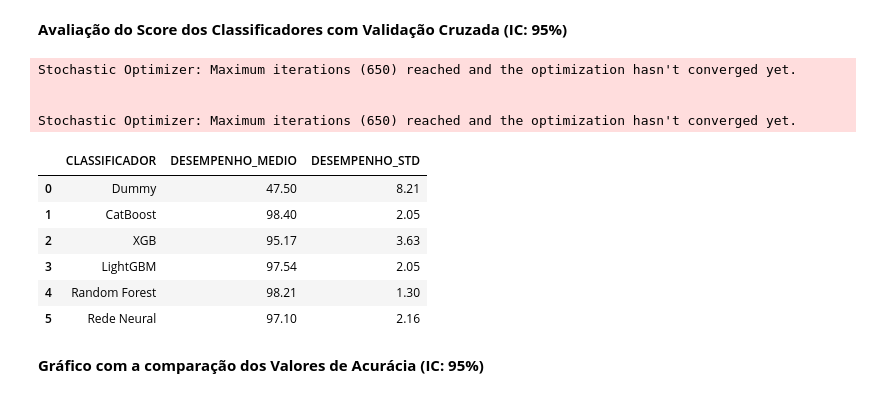
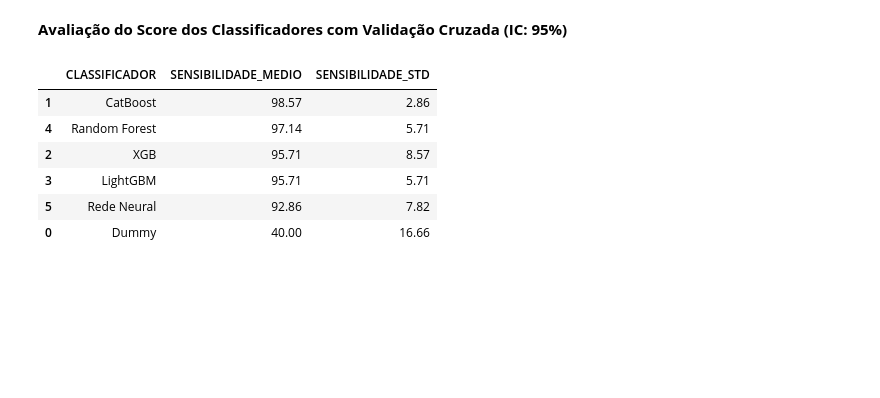
Before and after one commit to inf032/introducaoML, a Jupyter notebook: Farm03.Metricas.ipynb, the cells around one changed output. Cells and saved outputs as stored; diff of their text form; code cells hidden in the pictures; blank space fills up the shorter version.

```diff
--- a/Farm03.Metricas.ipynb
+++ b/Farm03.Metricas.ipynb
@@ -198,7 +198,7 @@ classificadores = [DummyClassifier(strategy='stratified'),
                    CatBoostClassifier(verbose=0), XGBClassifier(verbosity=0),
                    LGBMClassifier(),
                    RandomForestClassifier(),
-                   MLPClassifier(max_iter=650)]
+                   MLPClassifier(max_iter=1000)]
 # %% [markdown]
 **Função para Cálculo de Métricas**
 # %%
@@ -352,8 +352,7 @@ le = LabelEncoder()
 le.fit(y_train)
 
 classificador = KNeighborsClassifier()
-new_model = Pipeline(steps=[('step_one', col_transformer), ('ss',  StandardScaler()),
-                            ('imputer', ImputerWithMissingMark()),
+new_model = Pipeline(steps=[('transformer', transformer),
                             ('classificador', classificador)]).fit(X_train,  le.transform(y_train))
 
 rocauc = ROCAUC(new_model, pos_label=0, classes=["MEDA", "MEDB"])
@@ -369,6 +368,9 @@ rocauc.show()
 # %%
 import matplotlib.pyplot as plt
 import plotly.graph_objects as go
+
+METRICA = 'recall'
+DESC_METRICA = 'SENSIBILIDADE'
 
 def print_metrica(dfResultados, metrica) :
   fig = go.Figure()
@@ -385,7 +387,7 @@ def print_metrica(dfResultados, metrica) :
   )
   fig.show()
 
-print_metrica(dfResultados, 'F1')
+print_metrica(dfResultados, DESC_METRICA)
 # %% [output]
 [interactive output not drawn]
 # %% [markdown]
@@ -393,29 +395,22 @@ print_metrica(dfResultados, 'F1')
 # %%
 from sklearn.model_selection import cross_validate
 
 
 resultados_cv = []
 
 for nome, model in zip(nomes, classificadores) :
-    modelo = Pipeline(steps=[('step_one', col_transformer), ('ss',  StandardScaler()),
-                           ('imputer', ImputerWithMissingMark()), ('classificador', model)])
-    resultado_cv = cross_validate(modelo, X_train, y_train, cv=5,scoring='roc_auc')
+    modelo = Pipeline(steps=[('transformer', transformer), ('classificador', model)])
+    resultado_cv = cross_validate(modelo, X_train, le.transform(y_train), cv=5,scoring=METRICA)
     resultados_cv.append([nome, np.round(resultado_cv['test_score'].mean()*100,2), np.round(resultado_cv['test_score'].std()*100,2)])
 
-dfResultados_cv = pd.DataFrame(resultados_cv, columns = ['CLASSIFICADOR', 'DESEMPENHO_MEDIO', 'DESEMPENHO_STD'])
+dfResultados_cv = pd.DataFrame(resultados_cv, columns = ['CLASSIFICADOR', f'{DESC_METRICA}_MEDIO', f'{DESC_METRICA}_STD'])
 
-dfResultados_cv
+dfResultados_cv.sort_values(by=[f'{DESC_METRICA}_MEDIO', f'{DESC_METRICA}_STD'], ascending=[False, False])
 # %% [output]
-Stochastic Optimizer: Maximum iterations (650) reached and the optimization hasn't converged yet.
-
-
-Stochastic Optimizer: Maximum iterations (650) reached and the optimization hasn't converged yet.
-|  | CLASSIFICADOR | DESEMPENHO_MEDIO | DESEMPENHO_STD |
-| 0 | Dummy | 47.50 | 8.21 |
-| 1 | CatBoost | 98.40 | 2.05 |
-| 2 | XGB | 95.17 | 3.63 |
-| 3 | LightGBM | 97.54 | 2.05 |
-| 4 | Random Forest | 98.21 | 1.30 |
-| 5 | Rede Neural | 97.10 | 2.16 |
+|  | CLASSIFICADOR | SENSIBILIDADE_MEDIO | SENSIBILIDADE_STD |
+| 1 | CatBoost | 98.57 | 2.86 |
+| 4 | Random Forest | 97.14 | 5.71 |
+| 2 | XGB | 95.71 | 8.57 |
+| 3 | LightGBM | 95.71 | 5.71 |
+| 5 | Rede Neural | 92.86 | 7.82 |
+| 0 | Dummy | 40.00 | 16.66 |
-# %% [markdown]
-**Gráfico com a comparação dos Valores de Acurácia (IC: 95%)**
```
Also changed, not shown: parts of 5 cells of this notebook.
